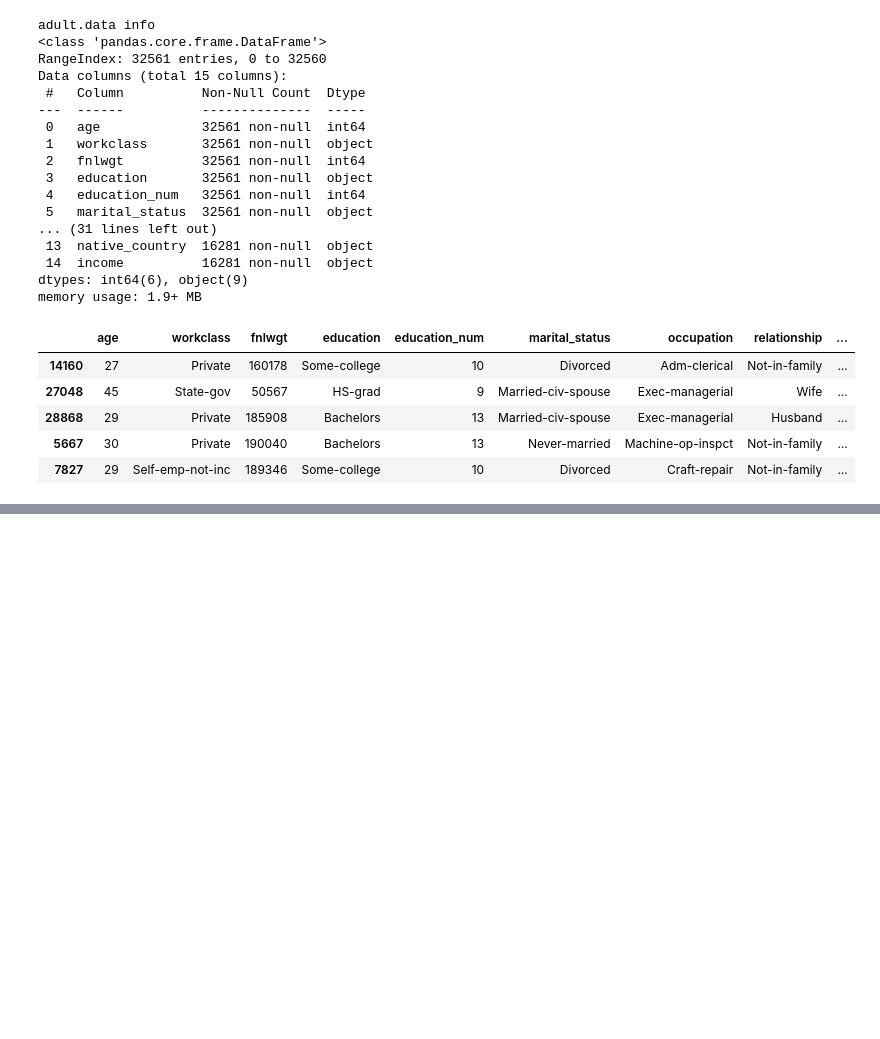
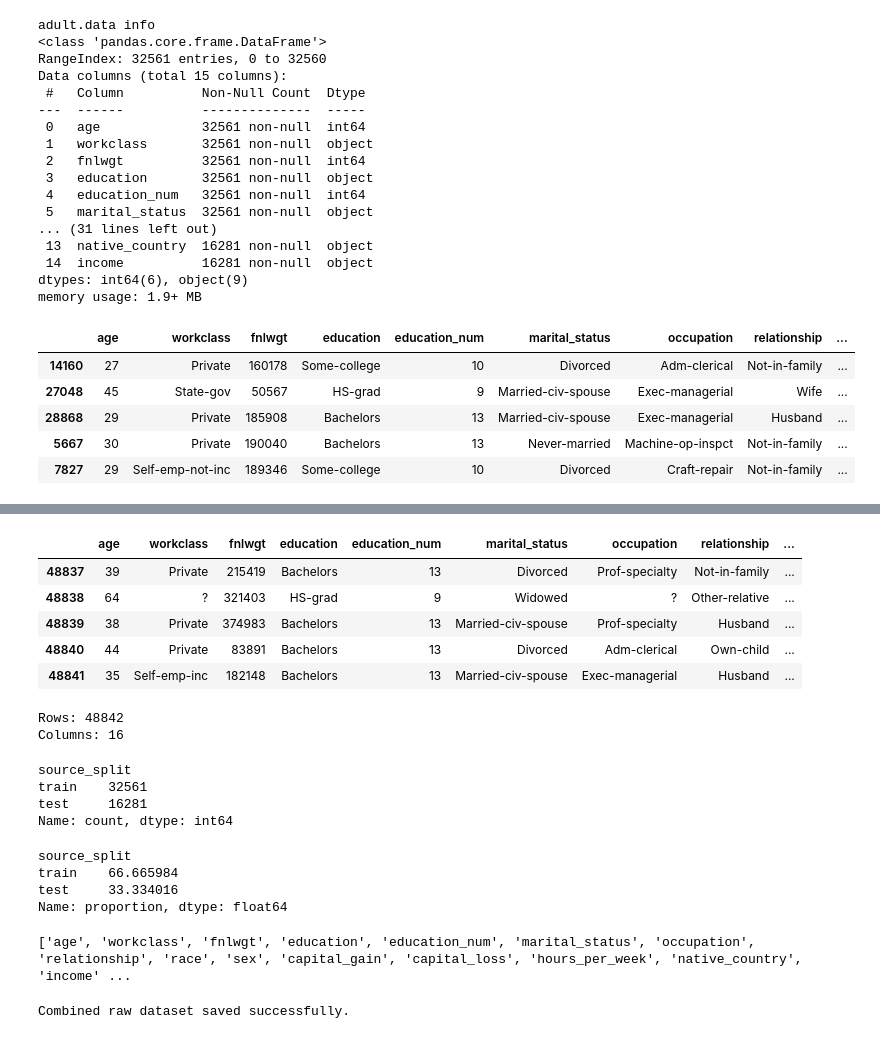
Before and after one commit to greeshavaishnavi09/Adult_Income, a Jupyter notebook: src/Data Cleaning.ipynb, the cells around one changed output, grey strips where cells are left out. Cells and saved outputs as stored; diff of their text form; code cells hidden in the pictures; blank space fills up the shorter version.

Commit message:
Data Cleaning

```diff
--- a/src/Data Cleaning.ipynb
+++ b/src/Data Cleaning.ipynb
@@ -186,3 +186,17 @@ adult_data.sample(5, random_state=42)
 | 28868 | 29 | Private | 185908 | Bachelors | 13 | Married-civ-spouse | Exec-managerial | Husband | ... |
 | 5667 | 30 | Private | 190040 | Bachelors | 13 | Never-married | Machine-op-inspct | Not-in-family | ... |
 | 7827 | 29 | Self-emp-not-inc | 189346 | Some-college | 10 | Divorced | Craft-repair | Not-in-family | ... |
+# %%
+# add source split
+
+adult_data["source_split"] = "train"
+adult_test["source_split"] = "test"
+# %%
+# combine train and test data
+
+df = pd.concat(
+    [adult_data, adult_test],
+    ignore_index=True
+)
+
+print("Combined dataset shape:", df.shape)
@@ -188,0 +216,55 @@ adult_data.sample(5, random_state=42)
+# %%
+# check last records
+
+df.tail()
+# %% [output]
+|  | age | workclass | fnlwgt | education | education_num | marital_status | occupation | relationship | ... |
+| 48837 | 39 | Private | 215419 | Bachelors | 13 | Divorced | Prof-specialty | Not-in-family | ... |
+| 48838 | 64 | ? | 321403 | HS-grad | 9 | Widowed | ? | Other-relative | ... |
+| 48839 | 38 | Private | 374983 | Bachelors | 13 | Married-civ-spouse | Prof-specialty | Husband | ... |
+| 48840 | 44 | Private | 83891 | Bachelors | 13 | Divorced | Adm-clerical | Own-child | ... |
+| 48841 | 35 | Self-emp-inc | 182148 | Bachelors | 13 | Married-civ-spouse | Exec-managerial | Husband | ... |
+# %%
+# check dataset shape
+
+print("Rows:", df.shape[0])
+print("Columns:", df.shape[1])
+# %% [output]
+Rows: 48842
+Columns: 16
+# %%
+# check source split
+
+print(df["source_split"].value_counts())
+# %% [output]
+source_split
+train    32561
+test     16281
+Name: count, dtype: int64
+# %%
+# check source split percentage
+
+print(
+    df["source_split"].value_counts(normalize=True) * 100
+)
+# %% [output]
+source_split
+train    66.665984
+test     33.334016
+Name: proportion, dtype: float64
+# %%
+# check column names
+
+print(df.columns.tolist())
+# %% [output]
+['age', 'workclass', 'fnlwgt', 'education', 'education_num', 'marital_status', 'occupation', 'relationship', 'race', 'sex', 'capital_gain', 'capital_loss', 'hours_per_week', 'native_country', 'income' ...
+# %%
+# save combined raw dataset
+
+raw_combined_path = DATA_DIR / "adult_income_combined_raw.csv"
+
+df.to_csv(raw_combined_path, index=False)
+
+print("Combined raw dataset saved successfully.")
+# %% [output]
+Combined raw dataset saved successfully.
```
Also changed, not shown: parts of 4 cells of this notebook, 1 other file.
